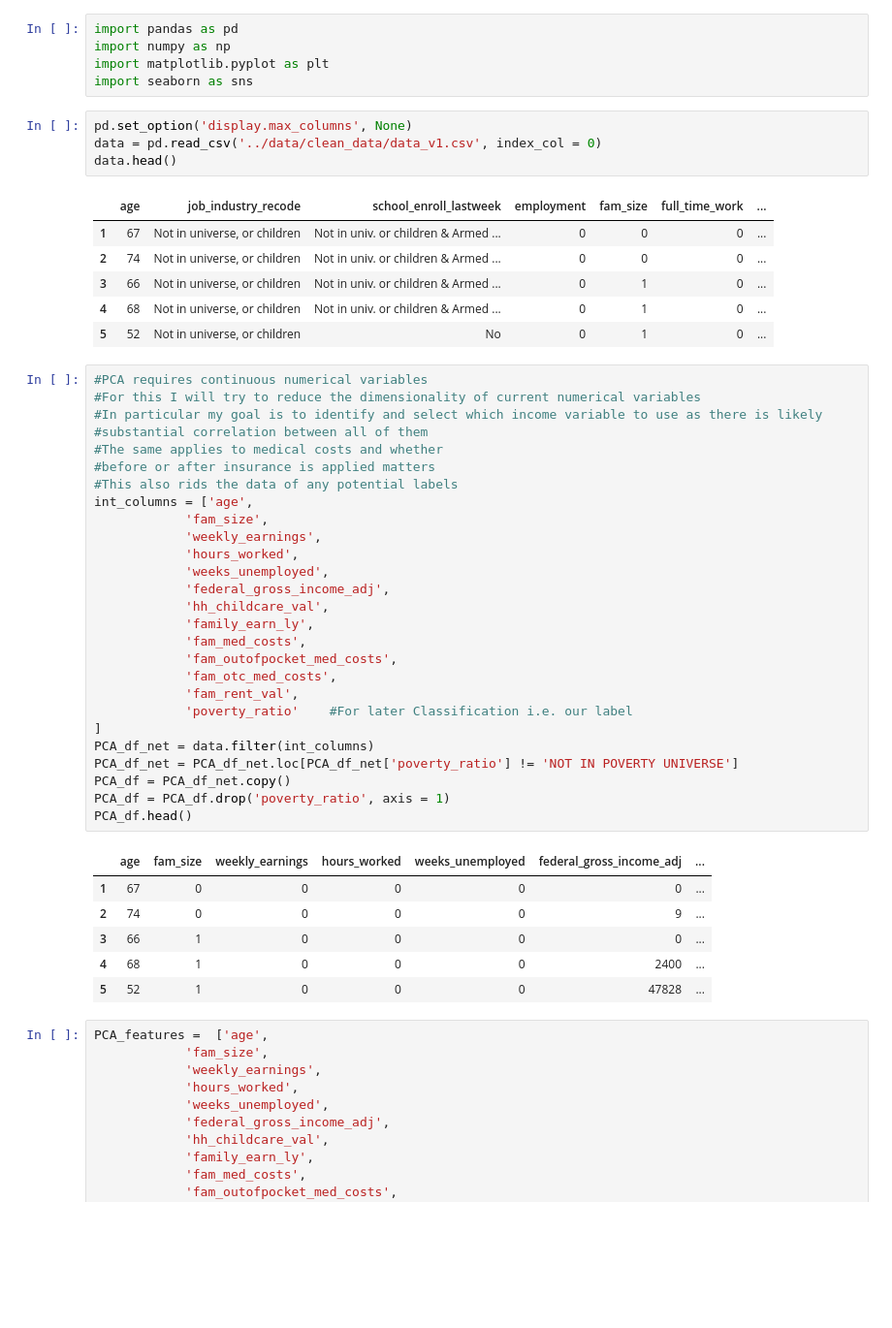
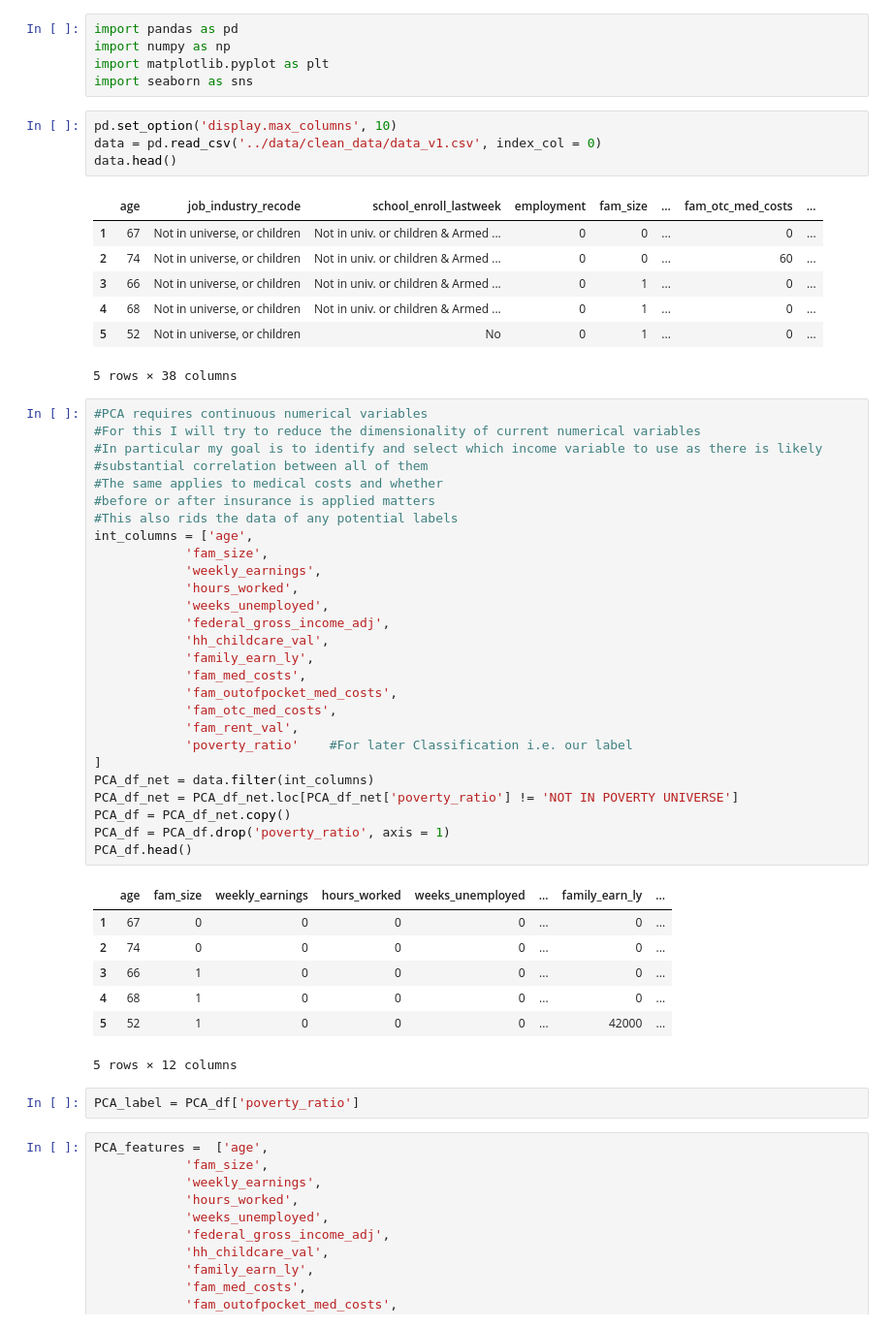
Before and after one commit to wisteriab/machine_learning_fall2024, a Jupyter notebook: python_code/PCA.ipynb, the cells around one changed output. Shown at 97% size. Cells and saved outputs as stored; diff of their text form; blank space fills up the shorter version.

```diff
--- a/python_code/PCA.ipynb
+++ b/python_code/PCA.ipynb
@@ -4,16 +4,17 @@ import numpy as np
 import matplotlib.pyplot as plt
 import seaborn as sns
 # %%
-pd.set_option('display.max_columns', None)
+pd.set_option('display.max_columns', 10)
 data = pd.read_csv('../data/clean_data/data_v1.csv', index_col = 0)
 data.head()
 # %% [output]
-|  | age | job_industry_recode | school_enroll_lastweek | employment | fam_size | full_time_work | ... |
-| 1 | 67 | Not in universe, or children | Not in univ. or children & Armed ... | 0 | 0 | 0 | ... |
-| 2 | 74 | Not in universe, or children | Not in univ. or children & Armed ... | 0 | 0 | 0 | ... |
-| 3 | 66 | Not in universe, or children | Not in univ. or children & Armed ... | 0 | 1 | 0 | ... |
-| 4 | 68 | Not in universe, or children | Not in univ. or children & Armed ... | 0 | 1 | 0 | ... |
-| 5 | 52 | Not in universe, or children | No | 0 | 1 | 0 | ... |
+|  | age | job_industry_recode | school_enroll_lastweek | employment | fam_size | ... | fam_otc_med_costs | ... |
+| 1 | 67 | Not in universe, or children | Not in univ. or children & Armed ... | 0 | 0 | ... | 0 | ... |
+| 2 | 74 | Not in universe, or children | Not in univ. or children & Armed ... | 0 | 0 | ... | 60 | ... |
+| 3 | 66 | Not in universe, or children | Not in univ. or children & Armed ... | 0 | 1 | ... | 0 | ... |
+| 4 | 68 | Not in universe, or children | Not in univ. or children & Armed ... | 0 | 1 | ... | 0 | ... |
+| 5 | 52 | Not in universe, or children | No | 0 | 1 | ... | 0 | ... |
+5 rows × 38 columns
 # %%
 #PCA requires continuous numerical variables
 #For this I will try to reduce the dimensionality of current numerical variables
@@ -42,12 +43,15 @@ PCA_df = PCA_df_net.copy()
 PCA_df = PCA_df.drop('poverty_ratio', axis = 1)
 PCA_df.head()
 # %% [output]
-|  | age | fam_size | weekly_earnings | hours_worked | weeks_unemployed | federal_gross_income_adj | ... |
-| 1 | 67 | 0 | 0 | 0 | 0 | 0 | ... |
-| 2 | 74 | 0 | 0 | 0 | 0 | 9 | ... |
-| 3 | 66 | 1 | 0 | 0 | 0 | 0 | ... |
-| 4 | 68 | 1 | 0 | 0 | 0 | 2400 | ... |
-| 5 | 52 | 1 | 0 | 0 | 0 | 47828 | ... |
+|  | age | fam_size | weekly_earnings | hours_worked | weeks_unemployed | ... | family_earn_ly | ... |
+| 1 | 67 | 0 | 0 | 0 | 0 | ... | 0 | ... |
+| 2 | 74 | 0 | 0 | 0 | 0 | ... | 0 | ... |
+| 3 | 66 | 1 | 0 | 0 | 0 | ... | 0 | ... |
+| 4 | 68 | 1 | 0 | 0 | 0 | ... | 0 | ... |
+| 5 | 52 | 1 | 0 | 0 | 0 | ... | 42000 | ... |
+5 rows × 12 columns
+# %%
+PCA_label = PCA_df['poverty_ratio']
 # %%
 PCA_features =  ['age',
             'fam_size',
```
Also changed, not shown: parts of 2 cells of this notebook, 17 other files.
